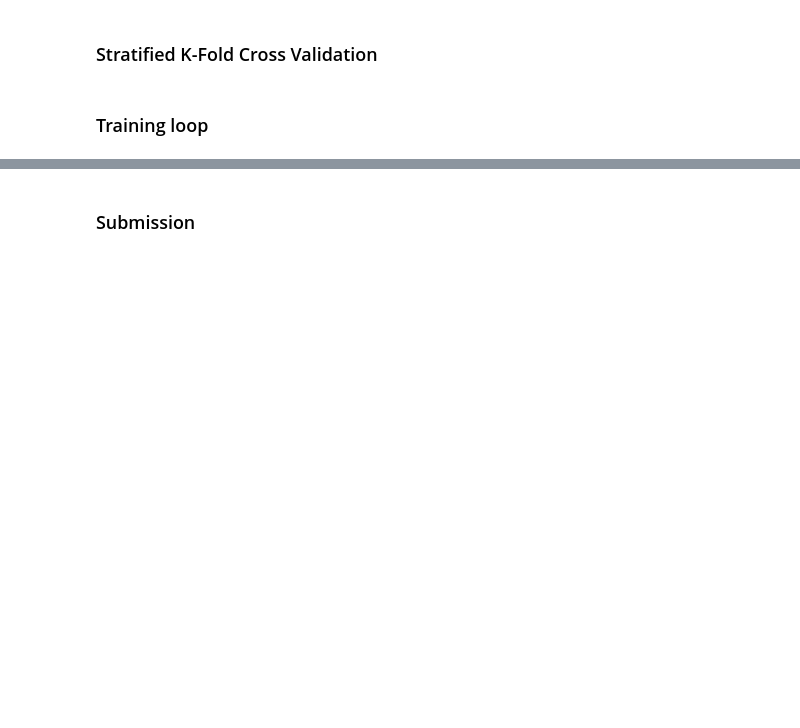
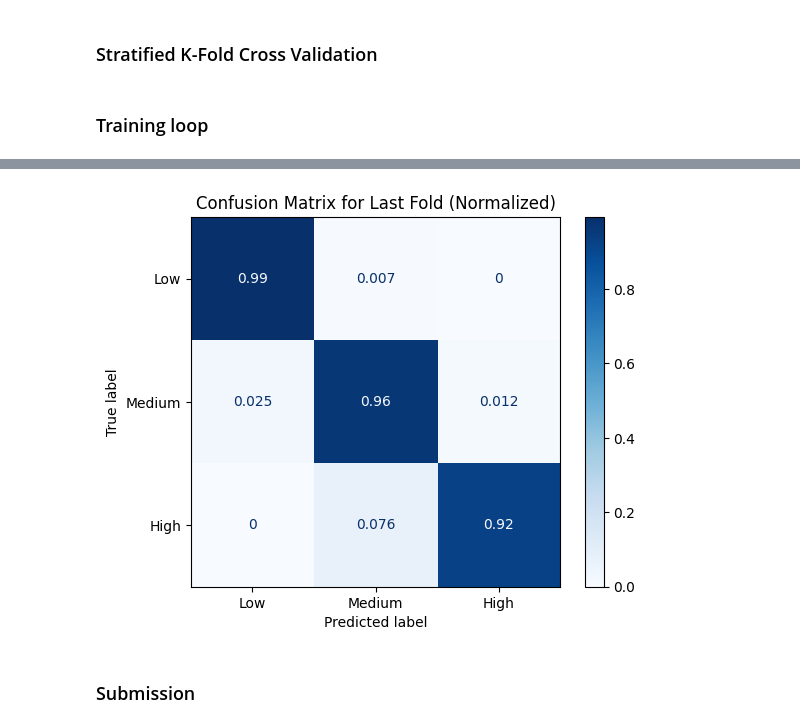
Before and after one commit to RishabKrPandey/Predicting-Irrigation-Needs, a Jupyter notebook: agri_model.ipynb, the cells around one changed output, grey strips where cells are left out. Cells and saved outputs as stored; diff of their text form; code cells hidden in the pictures; blank space fills up the shorter version.

```diff
--- a/agri_model.ipynb
+++ b/agri_model.ipynb
@@ -156,3 +179,29 @@ Average Balanced Accuracy: 0.9692 ± 0.0007
+# %%
+from sklearn.metrics import confusion_matrix, ConfusionMatrixDisplay
+import matplotlib.pyplot as plt
+
+# Use the last trained model from the cross-validation folds
+final_model = models[-1]
+
+# Use the validation set from the last fold
+y_true = y_val_last
+y_pred = final_model.predict(X_val_last)
+
+# Get the class names for display
+class_names = list(target_mapping.keys())
+
+# Compute and display the confusion matrix
+disp = ConfusionMatrixDisplay.from_predictions(
+    y_true=y_true,
+    y_pred=y_pred,
+    display_labels=class_names,
+    cmap=plt.cm.Blues,
+    normalize='true' # Normalize by true labels to show percentages
+)
+plt.title('Confusion Matrix for Last Fold (Normalized)')
+plt.show()
+# %% [output]
+[figure, added]
 # %% [markdown]
 ### Submission
 # %%
```
Also changed, not shown: parts of 8 cells of this notebook.
